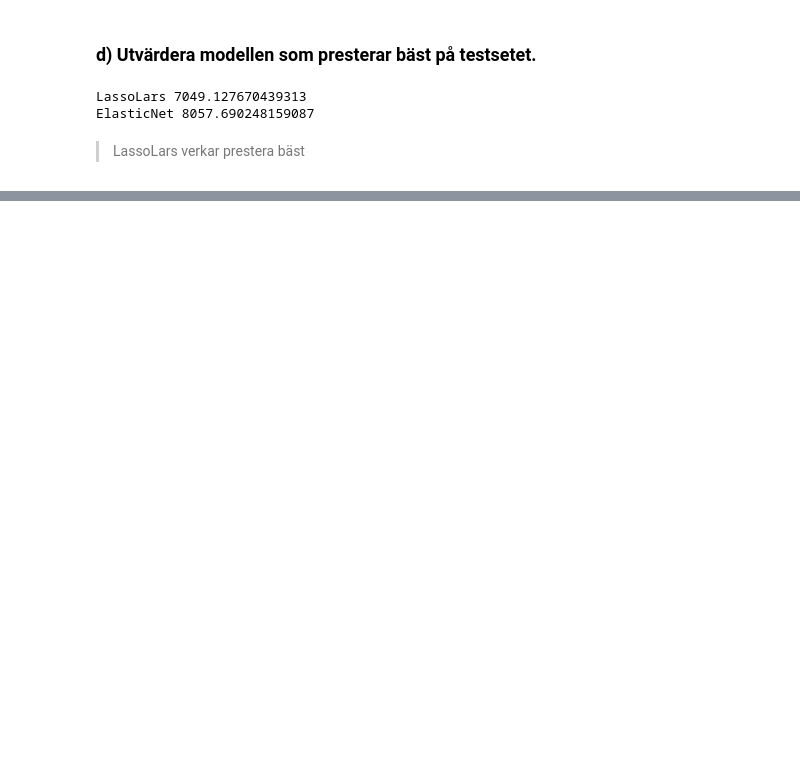
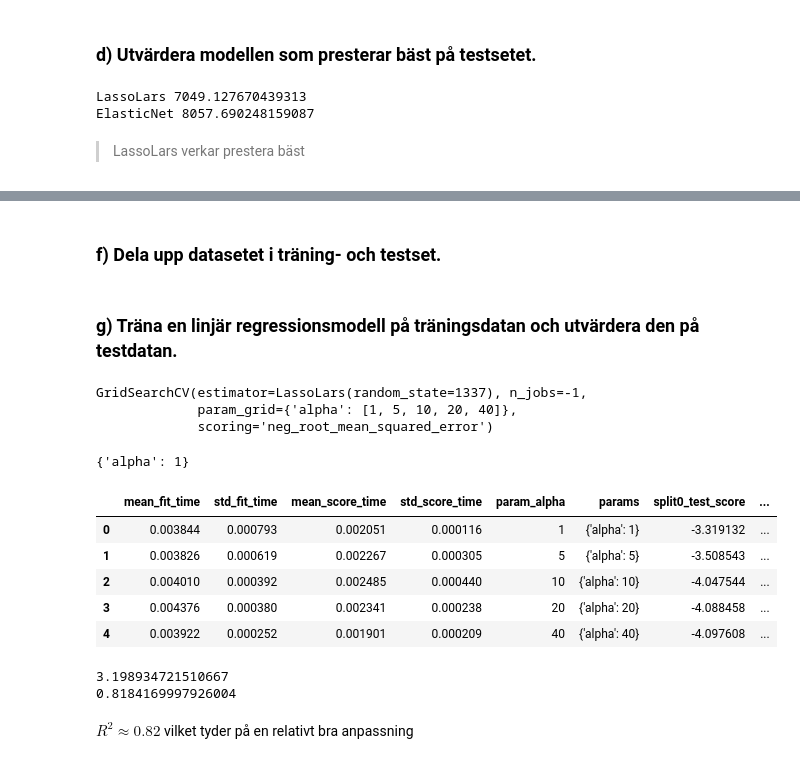
Before and after one commit to stuNero/ai_bok_ovn_uppgifter, a Jupyter notebook: kapitel/kap_2.ipynb, the cells around one changed output, grey strips where cells are left out. Cells and saved outputs as stored; diff of their text form; code cells hidden in the pictures; blank space fills up the shorter version.

```diff
--- a/kapitel/kap_2.ipynb
+++ b/kapitel/kap_2.ipynb
@@ -326,0 +428,3 @@ ElasticNet 8057.690248159087
+# %%
+if "origin" in df: ## Otherwise running code more than once throws error
+    df = pd.get_dummies(df, columns=['origin'],drop_first=True)
@@ -326,0 +433,28 @@ ElasticNet 8057.690248159087
+# %%
+y = df["mpg"]
+X = df.drop(columns=["mpg"])
+# %% [markdown]
+### f) Dela upp datasetet i träning- och testset.
+# %%
+X_train_full, X_test, y_train_full, y_test = train_test_split(X, y, test_size=0.2, random_state=1337)
+# %% [markdown]
+### g) Träna en linjär regressionsmodell på träningsdatan och utvärdera den på testdatan.
+# %%
+lars = LassoLars(random_state=1337)
+lars_gs = GridSearchCV(lars, param_grid={"alpha":[1,5,10,20,40]},n_jobs=-1, scoring="neg_root_mean_squared_error")
+lars_gs.fit(X_train_full, y_train_full)
+# %% [output]
+GridSearchCV(estimator=LassoLars(random_state=1337), n_jobs=-1,
+             param_grid={'alpha': [1, 5, 10, 20, 40]},
+             scoring='neg_root_mean_squared_error')
+# %%
+print(lars_gs.best_params_)
+pd.DataFrame(lars_gs.cv_results_)
+# %% [output]
+{'alpha': 1}
+|  | mean_fit_time | std_fit_time | mean_score_time | std_score_time | param_alpha | params | split0_test_score | ... |
+| 0 | 0.003844 | 0.000793 | 0.002051 | 0.000116 | 1 | {'alpha': 1} | -3.319132 | ... |
+| 1 | 0.003826 | 0.000619 | 0.002267 | 0.000305 | 5 | {'alpha': 5} | -3.508543 | ... |
+| 2 | 0.004010 | 0.000392 | 0.002485 | 0.000440 | 10 | {'alpha': 10} | -4.047544 | ... |
+| 3 | 0.004376 | 0.000380 | 0.002341 | 0.000238 | 20 | {'alpha': 20} | -4.088458 | ... |
+| 4 | 0.003922 | 0.000252 | 0.001901 | 0.000209 | 40 | {'alpha': 40} | -4.097608 | ... |
@@ -326,0 +472,17 @@ ElasticNet 8057.690248159087
+# %%
+best_param_model = LassoLars(random_state=1337, **lars_gs.best_params_)
+
+best_param_model.fit(X_train_full, y_train_full)
+predictions = best_param_model.predict(X_test)
+
+rmse = RMSE(y_test, predictions)
+
+print(rmse)
+
+r_2 = 1 - (rmse / y_test.std())**2
+print(r_2)
+# %% [output]
+3.198934721510667
+0.8184169997926004
+# %% [markdown]
+$R^2 \approx 0.82$ vilket tyder på en relativt bra anpassning
```
Also changed, not shown: parts of 16 cells of this notebook.
